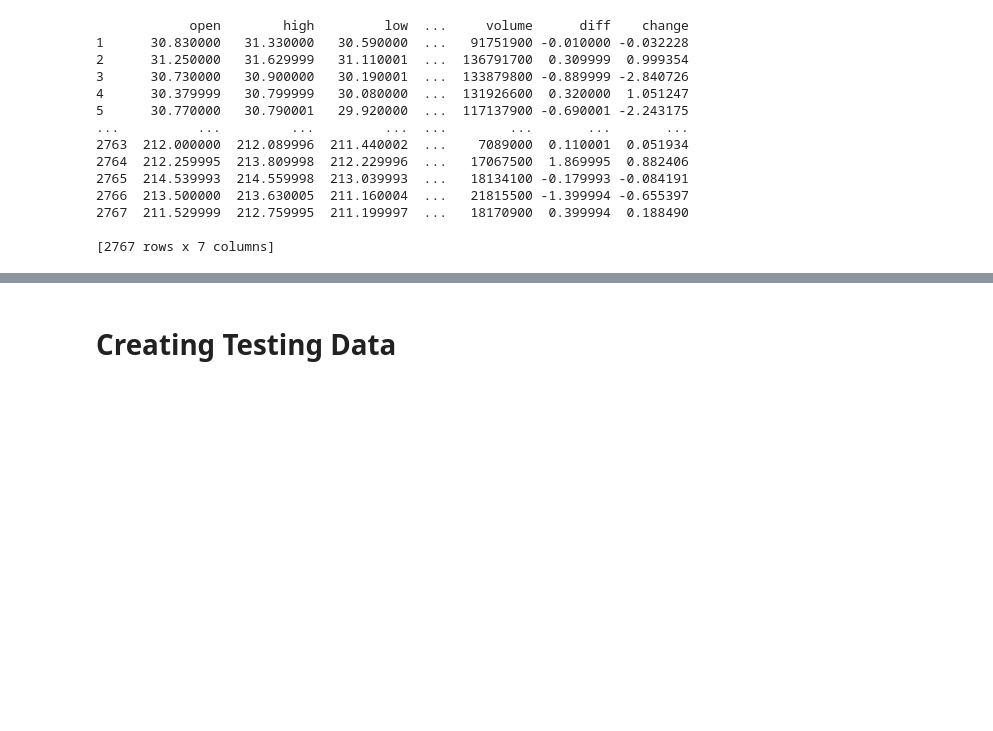
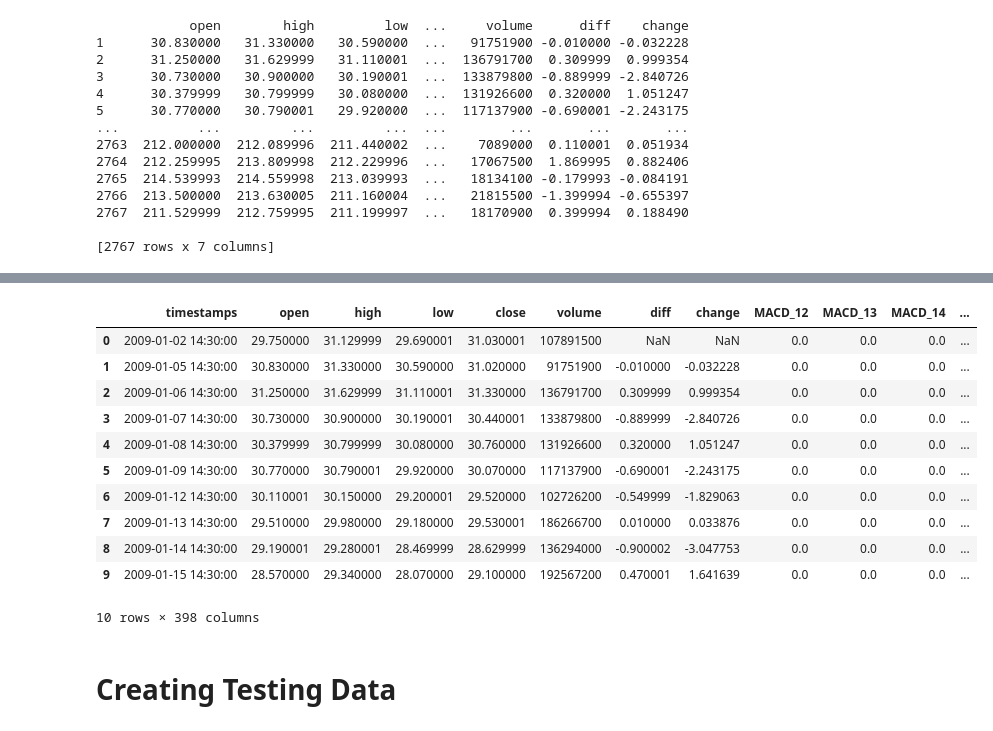
Before and after one commit to Olivia-Feldman/DLStockPrectionCNNModel-, a Jupyter notebook: olivia_stock_predictor_CNN+LSTM.ipynb, the cells around one changed output, grey strips where cells are left out. Cells and saved outputs as stored; diff of their text form; code cells hidden in the pictures; blank space fills up the shorter version.

```diff
--- a/olivia_stock_predictor_CNN+LSTM.ipynb
+++ b/olivia_stock_predictor_CNN+LSTM.ipynb
@@ -326,3 +361,18 @@ final shape of x, y train/test (2482, 15, 15, 3) (2482,) (621, 15, 15, 3) (621,)
+# %%
+df.head(10)
+# %% [output]
+|  | timestamps | open | high | low | close | volume | diff | change | MACD_12 | MACD_13 | MACD_14 | ... |
+| 0 | 2009-01-02 14:30:00 | 29.750000 | 31.129999 | 29.690001 | 31.030001 | 107891500 | NaN | NaN | 0.0 | 0.0 | 0.0 | ... |
+| 1 | 2009-01-05 14:30:00 | 30.830000 | 31.330000 | 30.590000 | 31.020000 | 91751900 | -0.010000 | -0.032228 | 0.0 | 0.0 | 0.0 | ... |
+| 2 | 2009-01-06 14:30:00 | 31.250000 | 31.629999 | 31.110001 | 31.330000 | 136791700 | 0.309999 | 0.999354 | 0.0 | 0.0 | 0.0 | ... |
+| 3 | 2009-01-07 14:30:00 | 30.730000 | 30.900000 | 30.190001 | 30.440001 | 133879800 | -0.889999 | -2.840726 | 0.0 | 0.0 | 0.0 | ... |
+| 4 | 2009-01-08 14:30:00 | 30.379999 | 30.799999 | 30.080000 | 30.760000 | 131926600 | 0.320000 | 1.051247 | 0.0 | 0.0 | 0.0 | ... |
+| 5 | 2009-01-09 14:30:00 | 30.770000 | 30.790001 | 29.920000 | 30.070000 | 117137900 | -0.690001 | -2.243175 | 0.0 | 0.0 | 0.0 | ... |
+| 6 | 2009-01-12 14:30:00 | 30.110001 | 30.150000 | 29.200001 | 29.520000 | 102726200 | -0.549999 | -1.829063 | 0.0 | 0.0 | 0.0 | ... |
+| 7 | 2009-01-13 14:30:00 | 29.510000 | 29.980000 | 29.180000 | 29.530001 | 186266700 | 0.010000 | 0.033876 | 0.0 | 0.0 | 0.0 | ... |
+| 8 | 2009-01-14 14:30:00 | 29.190001 | 29.280001 | 28.469999 | 28.629999 | 136294000 | -0.900002 | -3.047753 | 0.0 | 0.0 | 0.0 | ... |
+| 9 | 2009-01-15 14:30:00 | 28.570000 | 29.340000 | 28.070000 | 29.100000 | 192567200 | 0.470001 | 1.641639 | 0.0 | 0.0 | 0.0 | ... |
+10 rows × 398 columns
 # %% [markdown]
 # Creating Testing Data
 # %%
```
Also changed, not shown: parts of 29 cells of this notebook.
